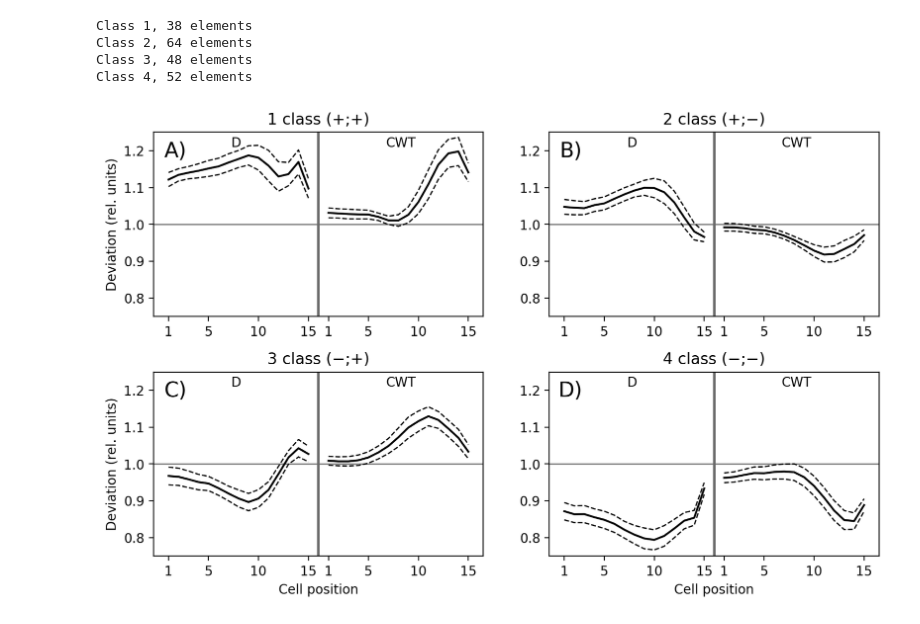
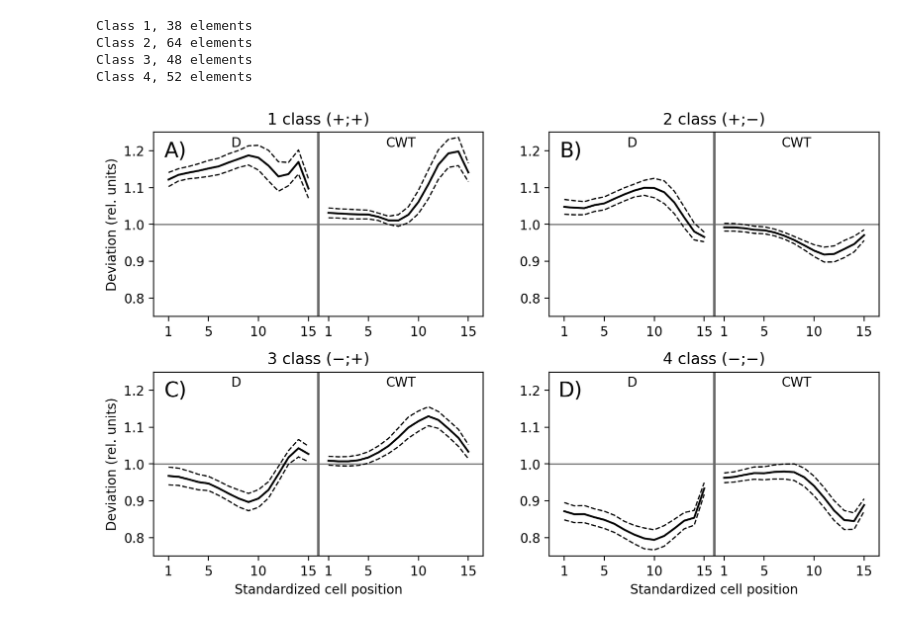
Before and after one commit to mikewellmeansme/TracheidClustering, a Jupyter notebook: notebooks/plot_class_mean_objs.ipynb, the cells around one changed output. Saved outputs shown, nothing was run; the diff lists cells and outputs as text; code cells hidden in the pictures.

Commit message:
upd xlabel

```diff
--- a/notebooks/plot_class_mean_objs.ipynb
+++ b/notebooks/plot_class_mean_objs.ipynb
@@ -25,33 +25,33 @@ for i in range(4):
     d_conf_interfal = 1.96* np.array(selected.std()[1:16])/ (len(selected)**0.5)
     ax[int(i>1), i%2].plot(range(1,16), d_mean + d_conf_interfal, c='k', linestyle='--', linewidth=1)
     ax[int(i>1), i%2].plot(range(1,16), d_mean - d_conf_interfal, c='k', linestyle='--', linewidth=1)
     ax[int(i>1), i%2].plot(range(1,16), d_mean, c='k')
 
     cwt_mean = np.array(selected.mean()[16:31])
     cwt_conf_interfal = 1.96* np.array(selected.std()[16:31])/ (len(selected)**0.5)
     ax[int(i>1), i%2].plot(range(17,32), cwt_mean + cwt_conf_interfal, c='k', linestyle='--', linewidth=1)
     ax[int(i>1), i%2].plot(range(17,32), cwt_mean - cwt_conf_interfal, c='k', linestyle='--', linewidth=1)
     ax[int(i>1), i%2].plot(range(17,32), cwt_mean, c='k')
 
     ax[int(i>1), i%2].set_ylim([0.75, 1.25])
     ax[int(i>1), i%2].set_xticks([1, 5, 10, 15, 17, 21, 26, 31])
     ax[int(i>1), i%2].set_xticklabels([1, 5, 10, 15, 1, 5, 10, 15])
     ax[int(i>1), i%2].set_title(f"{i+1} class ({'−' if int(i>1) else '+'};{'−' if i%2 else '+'})")
     ax[int(i>1), i%2].text(0.25, 0.94, 'D', horizontalalignment='center', verticalalignment='center', transform=ax[int(i>1), i%2].transAxes)
     ax[int(i>1), i%2].text(0.75, 0.94, 'CWT', horizontalalignment='center', verticalalignment='center', transform=ax[int(i>1), i%2].transAxes)
     ax[int(i>1), i%2].text(0.1, 0.95, subplot_labels[i], transform=ax[int(i>1), i%2].transAxes, fontsize=16, va='top', ha='right')
 
 
 
 ax[0, 0].set_ylabel("Deviation (rel. units)")
 ax[1, 0].set_ylabel("Deviation (rel. units)")
-ax[1, 0].set_xlabel("Cell position")
-ax[1, 1].set_xlabel("Cell position")
+ax[1, 0].set_xlabel("Standardized cell position")
+ax[1, 1].set_xlabel("Standardized cell position")
 plt.savefig(f'../output/Fig 4.png', dpi=300)
 plt.show()
 # %% [output]
 Class 1, 38 elements
 Class 2, 64 elements
 Class 3, 48 elements
 Class 4, 52 elements
-[figure, old version]
+[figure, new version]
```
